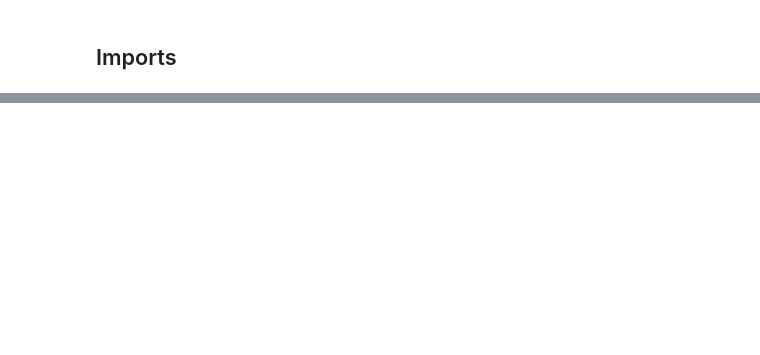
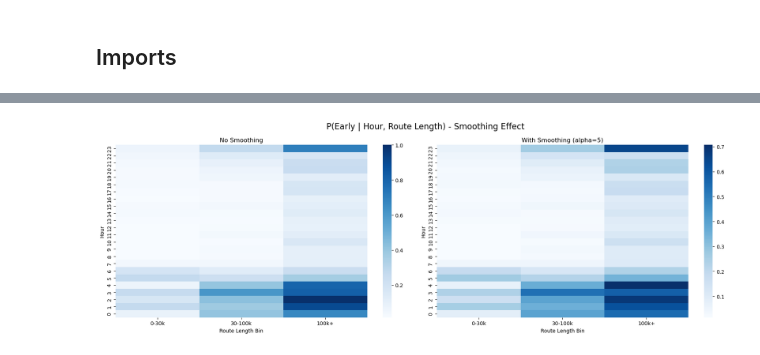
Before and after one commit to ofer-geo/public_transport_ML, a Jupyter notebook: Untitled.ipynb, the cells around one changed output, grey strips where cells are left out. Cells and saved outputs as stored; diff of their text form; code cells hidden in the pictures; blank space fills up the shorter version.

Commit message:
early arrive proability changes

```diff
--- a/Untitled.ipynb
+++ b/Untitled.ipynb
@@ -18,0 +16,4 @@ FileNotFoundError: [Errno 2] No such file or directory: '../data/model_datasets/
+# %%
+df = pd.read_csv(r'data/interim_data/telaviv_buses_0704_1304_2024_cleaned_new_features.csv',encoding='utf-8-sig')
+# %%
+df, missing_summary = fill_planned_missing_values(df, verbose=True)
@@ -18,0 +51,10 @@ FileNotFoundError: [Errno 2] No such file or directory: '../data/model_datasets/
+# %%
+conditions = [
+    df['duration_difference_min'] < -10,
+    df['duration_difference_min'] >= 10
+]
+choices = ['early', 'delay']
+
+df['target'] = np.select(conditions, choices, default='on_time')
+
+print(df['target'].value_counts())
@@ -18,0 +166,28 @@ FileNotFoundError: [Errno 2] No such file or directory: '../data/model_datasets/
+# %%
+# Build both versions
+prob_no_smooth = build_probability_table(df, smoothing_alpha=0)
+prob_smooth = build_probability_table(df, smoothing_alpha=5)
+
+# Pivot
+pivot_no = prob_no_smooth['early'].unstack().sort_index()
+pivot_sm = prob_smooth['early'].unstack().sort_index()
+
+# Plot side-by-side
+fig, axes = plt.subplots(1, 2, figsize=(18, 6))
+
+sns.heatmap(pivot_no, cmap='Blues', ax=axes[0])
+axes[0].set_title('No Smoothing')
+
+sns.heatmap(pivot_sm, cmap='Blues', ax=axes[1])
+axes[1].set_title('With Smoothing (alpha=5)')
+
+for ax in axes:
+    ax.invert_yaxis()
+    ax.set_xlabel('Route Length Bin')
+    ax.set_ylabel('Hour')
+
+plt.suptitle('P(Early | Hour, Route Length) - Smoothing Effect', fontsize=16)
+plt.tight_layout()
+plt.show()
+# %% [output]
+[figure, added]
```
Also changed, not shown: parts of 36 cells of this notebook, 1 other file.
